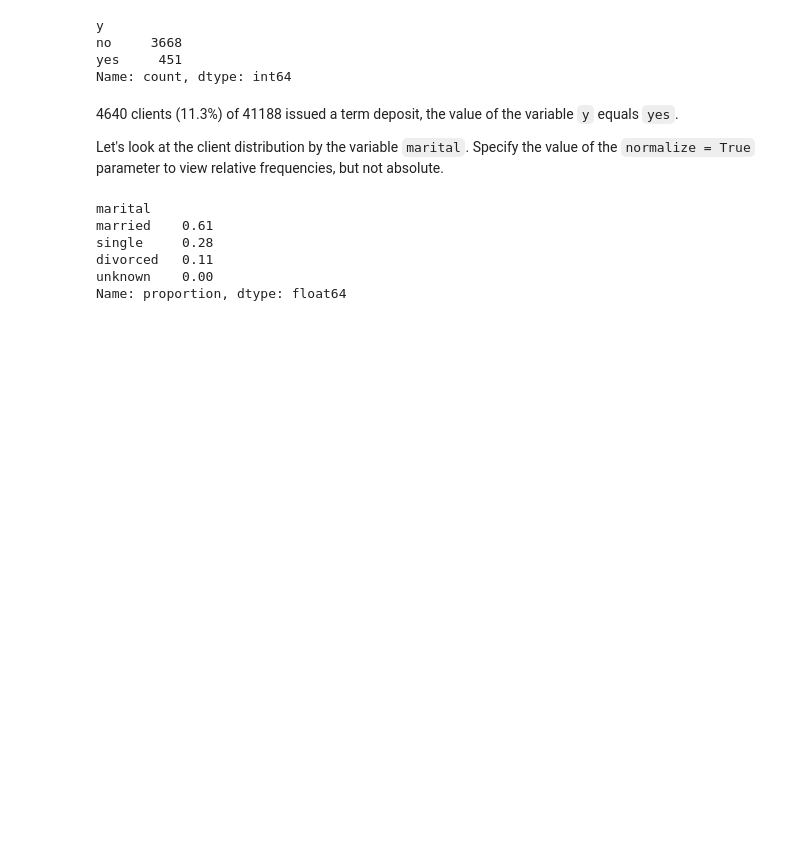
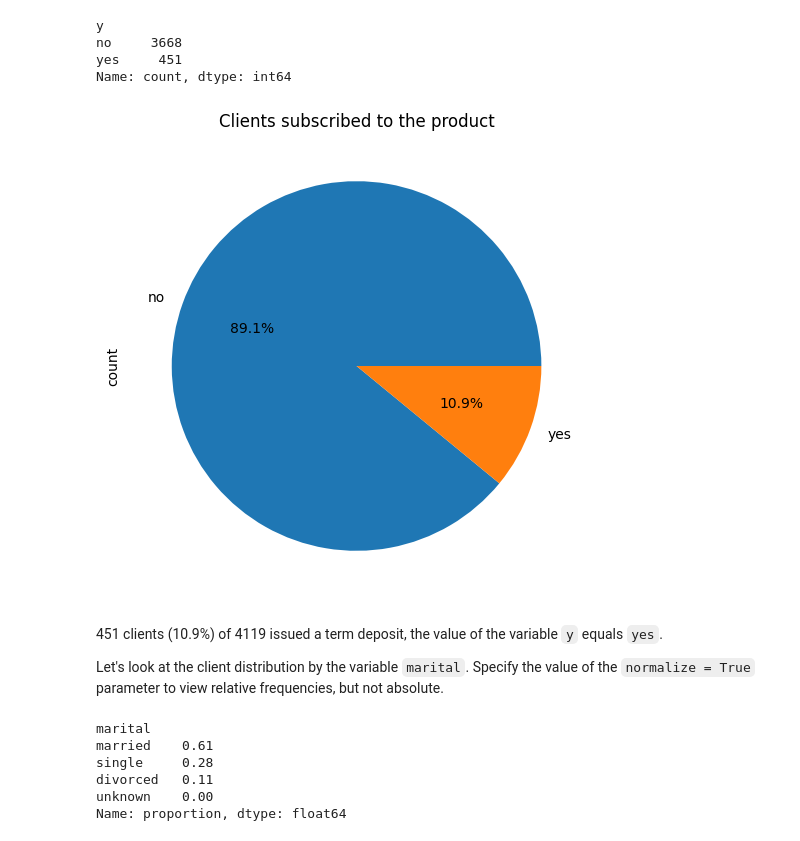
Before and after one commit to CodeLilesh/Exploratory-Data-Analysis-EDA-, a Jupyter notebook: EDA_Banking.ipynb, the cells around one changed output. Saved outputs shown, nothing was run; the diff lists cells and outputs as text; code cells hidden in the pictures; blank space fills up the shorter version.

```diff
--- a/EDA_Banking.ipynb
+++ b/EDA_Banking.ipynb
@@ -225,8 +207,13 @@ y
 no     3668
 yes     451
 Name: count, dtype: int64
+# %%
+df['y'].value_counts().plot(kind='pie',autopct='%1.1f%%', title='Clients subscribed to the product')
+plt.show()
+# %% [output]
+[figure, added]
 # %% [markdown]
-4640 clients (11.3%) of 41188 issued a term deposit, the value of the variable `y` equals `yes`.
+451 clients (10.9%) of 4119 issued a term deposit, the value of the variable `y` equals `yes`.
 
 Let's look at the client distribution by the variable `marital`. Specify the value of the `normalize = True` parameter to view relative frequencies, but not absolute.
 # %%
```
Also changed, not shown: parts of 15 cells of this notebook.
